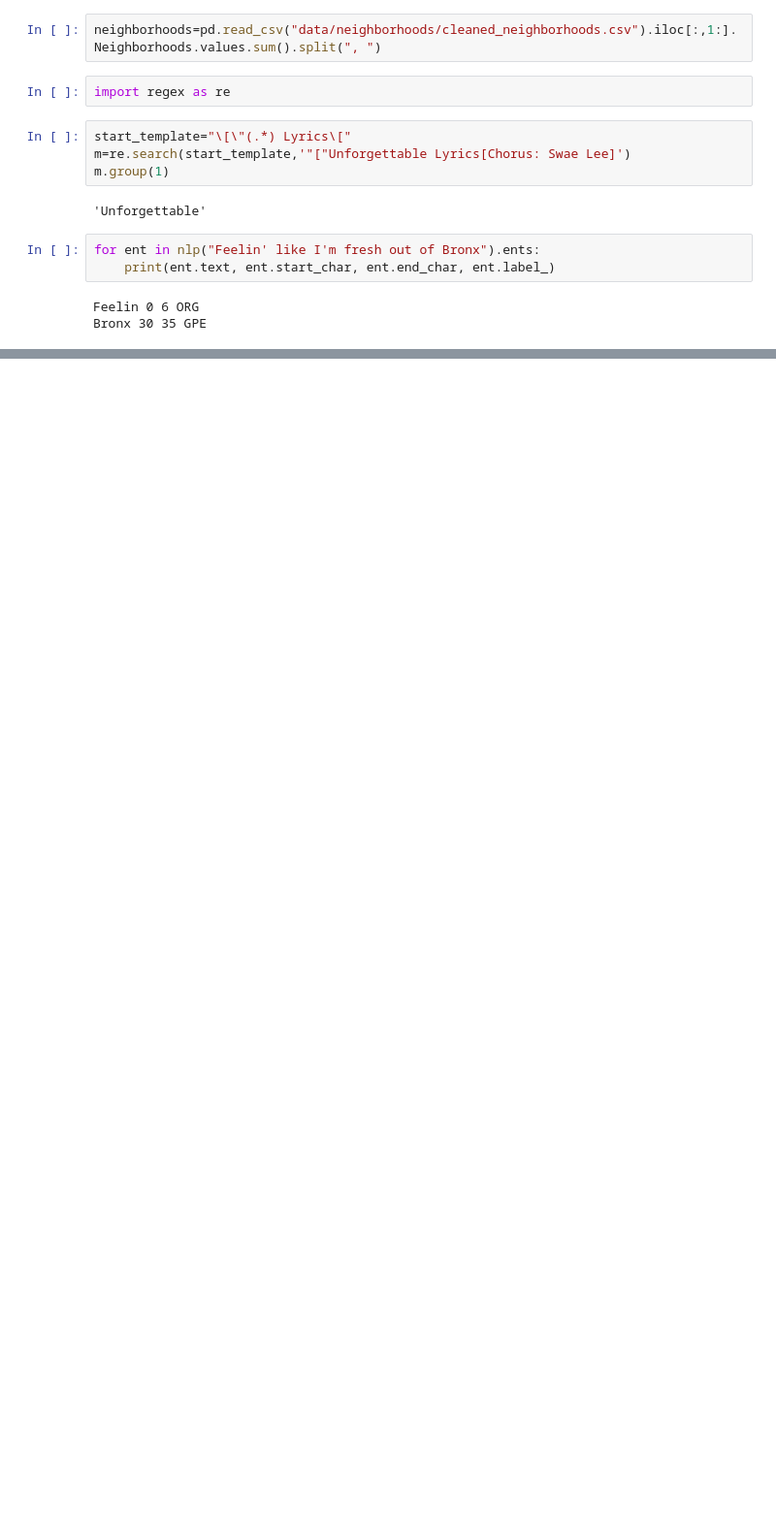
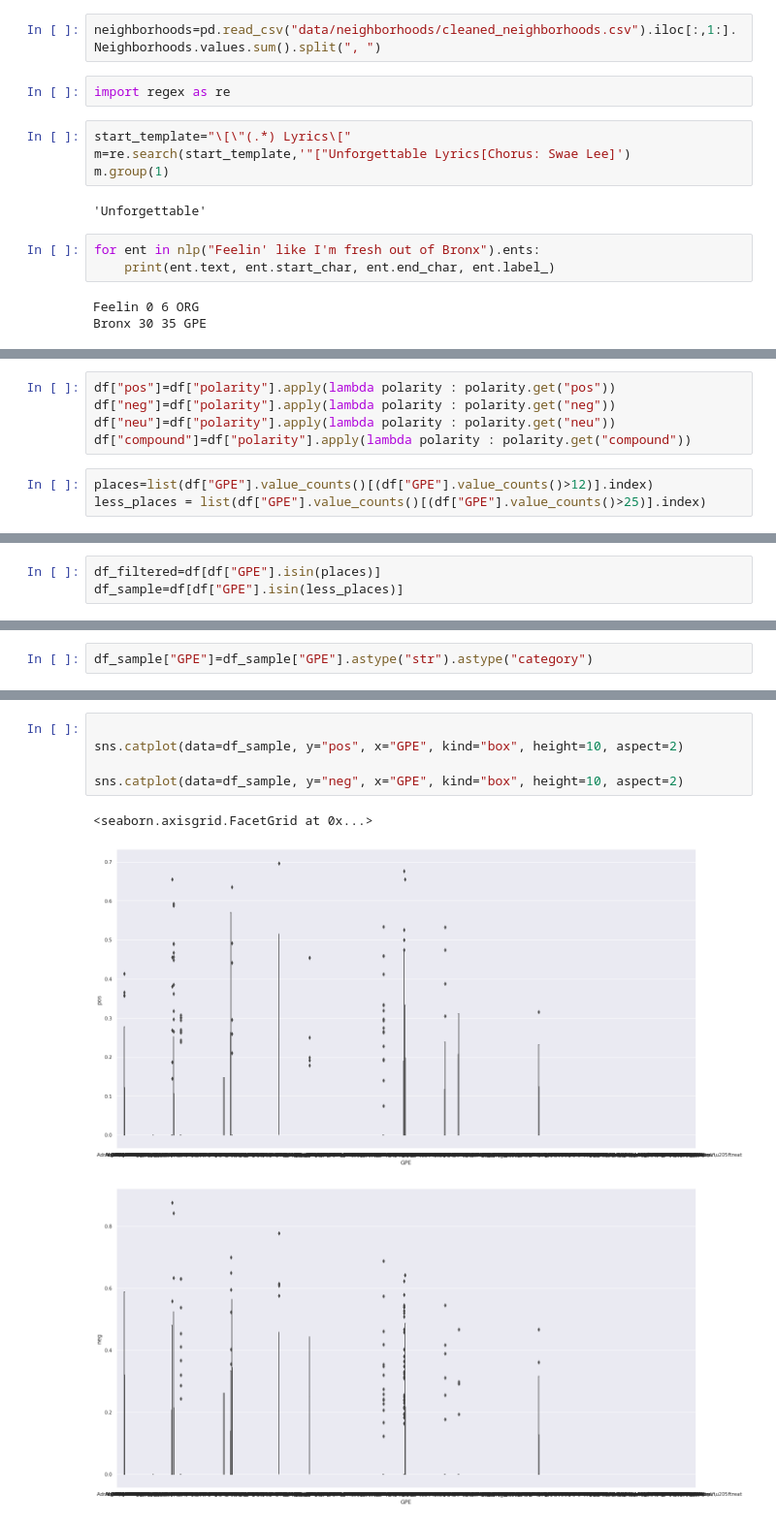
Before and after one commit to LucasTrg/CDS, a Jupyter notebook: NLP.ipynb, the cells around one changed output, grey strips where cells are left out. Shown: that part at 97% size. Cells and saved outputs as stored; diff of their text form; blank space fills up the shorter version.

```diff
--- a/NLP.ipynb
+++ b/NLP.ipynb
@@ -97,0 +144,8 @@ Bronx GPE
+# %%
+df["pos"]=df["polarity"].apply(lambda polarity : polarity.get("pos"))
+df["neg"]=df["polarity"].apply(lambda polarity : polarity.get("neg"))
+df["neu"]=df["polarity"].apply(lambda polarity : polarity.get("neu"))
+df["compound"]=df["polarity"].apply(lambda polarity : polarity.get("compound"))
+# %%
+places=list(df["GPE"].value_counts()[(df["GPE"].value_counts()>12)].index)
+less_places = list(df["GPE"].value_counts()[(df["GPE"].value_counts()>25)].index)
@@ -97,0 +160,3 @@ Bronx GPE
+# %%
+df_filtered=df[df["GPE"].isin(places)]
+df_sample=df[df["GPE"].isin(less_places)]
@@ -97,0 +199,2 @@ Bronx GPE
+# %%
+df_sample["GPE"]=df_sample["GPE"].astype("str").astype("category")
@@ -97,0 +207,9 @@ Bronx GPE
+# %%
+
+sns.catplot(data=df_sample, y="pos", x="GPE", kind="box", height=10, aspect=2)
+
+sns.catplot(data=df_sample, y="neg", x="GPE", kind="box", height=10, aspect=2)
+# %% [output]
+<seaborn.axisgrid.FacetGrid at 0x...>
+[figure, added]
+[figure, added]
```
Also changed, not shown: parts of 28 cells of this notebook, 1 other file.
